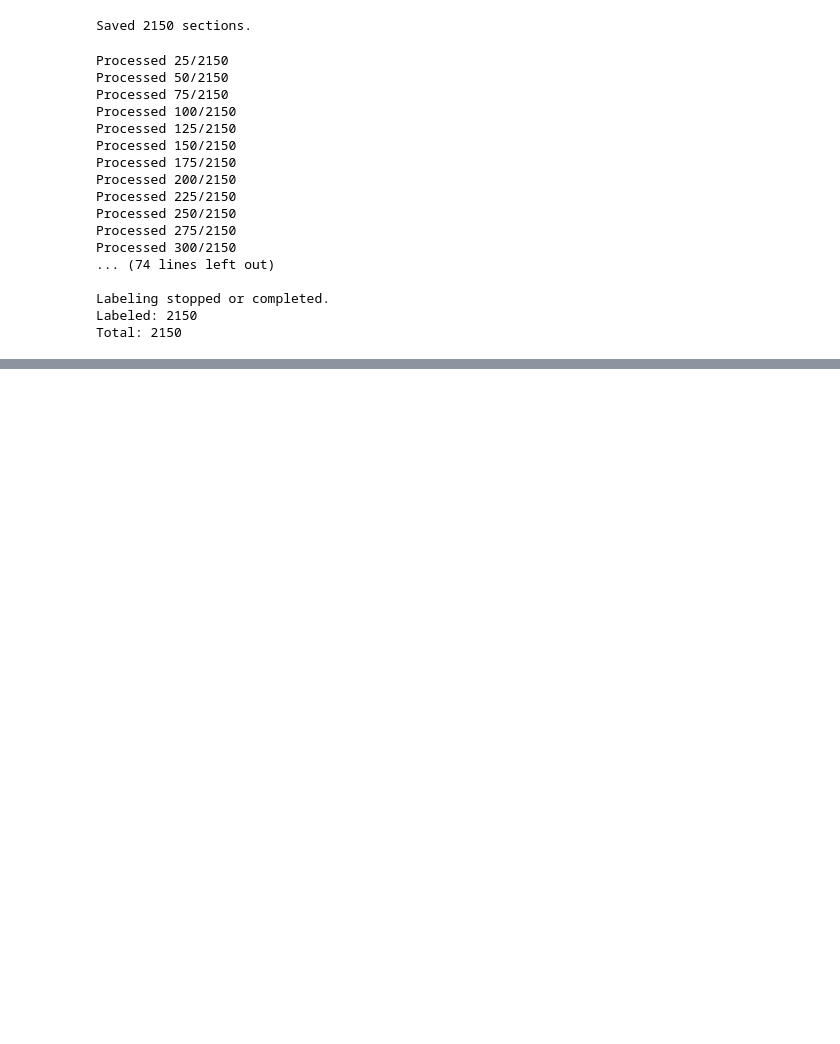
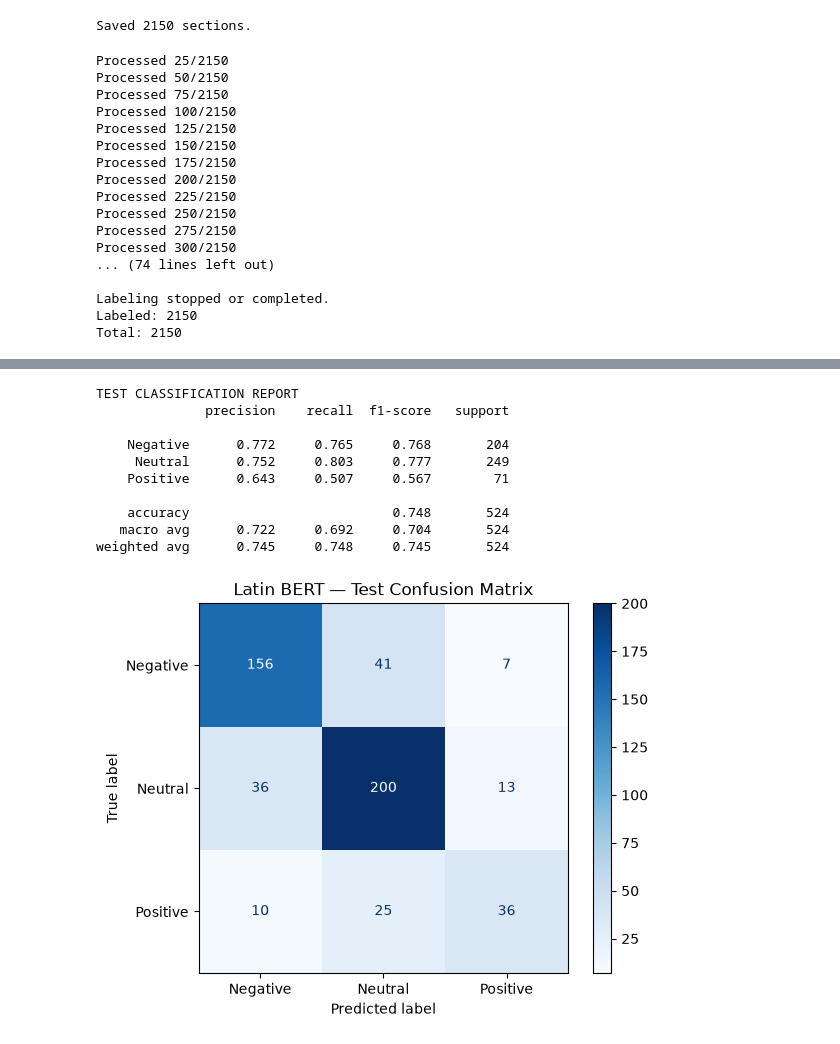
Before and after one commit to alxxjohn/Trojan-Parse-Project, a Jupyter notebook: src/pipelines/preprocessing/rw_preprocessing_pipeline_latin.ipynb, the cells around one changed output, grey strips where cells are left out. Drawn from its saved outputs; the diff is of its cells as text; code cells hidden in the pictures; blank space fills up the shorter version.

Commit message:
Add Latin BERT V1 sentiment classifier

```diff
--- a/src/pipelines/preprocessing/rw_preprocessing_pipeline_latin.ipynb
+++ b/src/pipelines/preprocessing/rw_preprocessing_pipeline_latin.ipynb
@@ -418,0 +868,16 @@ Total: 2150
+# %%
+letters_df["word_count"] = (
+    letters_df["text"].str.split().str.len()
+)
+
+display(
+    letters_df.groupby(["author", "work"])["word_count"]
+    .agg(["count", "mean", "median", "max"])
+    .round(1)
+)
+
+print("\nSample passages:")
+
+for _, row in letters_df.groupby("work").head(1).iterrows():
+    print(f"\n{row['author']} — {row['work']}")
+    print(row["text"][:500])
@@ -418,0 +1354,2 @@ Total: 2150
+# %%
+train_result = trainer.train()
@@ -418,0 +1380,42 @@ Total: 2150
+# %%
+import numpy as np
+from sklearn.metrics import (
+    classification_report,
+    confusion_matrix,
+    ConfusionMatrixDisplay
+)
+import matplotlib.pyplot as plt
+
+# Predict on the held-out test set
+predictions = trainer.predict(tokenized_dataset["test"])
+
+y_true = predictions.label_ids
+y_pred = np.argmax(predictions.predictions, axis=1)
+
+labels = ["Negative", "Neutral", "Positive"]
+
+# Per-class precision, recall, and F1
+print("TEST CLASSIFICATION REPORT")
+print(
+    classification_report(
+        y_true,
+        y_pred,
+        labels=[0, 1, 2],
+        target_names=labels,
+        digits=3,
+        zero_division=0
+    )
+)
+
+# Confusion matrix
+cm = confusion_matrix(y_true, y_pred, labels=[0, 1, 2])
+
+disp = ConfusionMatrixDisplay(
+    confusion_matrix=cm,
+    display_labels=labels
+)
+
+disp.plot(cmap="Blues", values_format="d")
+plt.title("Latin BERT — Test Confusion Matrix")
+plt.show()
+# %% [output]
@@ -418,0 +1423,11 @@ Total: 2150
+TEST CLASSIFICATION REPORT
+              precision    recall  f1-score   support
+
+    Negative      0.772     0.765     0.768       204
+     Neutral      0.752     0.803     0.777       249
+    Positive      0.643     0.507     0.567        71
+
+    accuracy                          0.748       524
+   macro avg      0.722     0.692     0.704       524
+weighted avg      0.745     0.748     0.745       524
+[figure, added]
```
Also changed, not shown: parts of 28 cells of this notebook, 1 other file.
